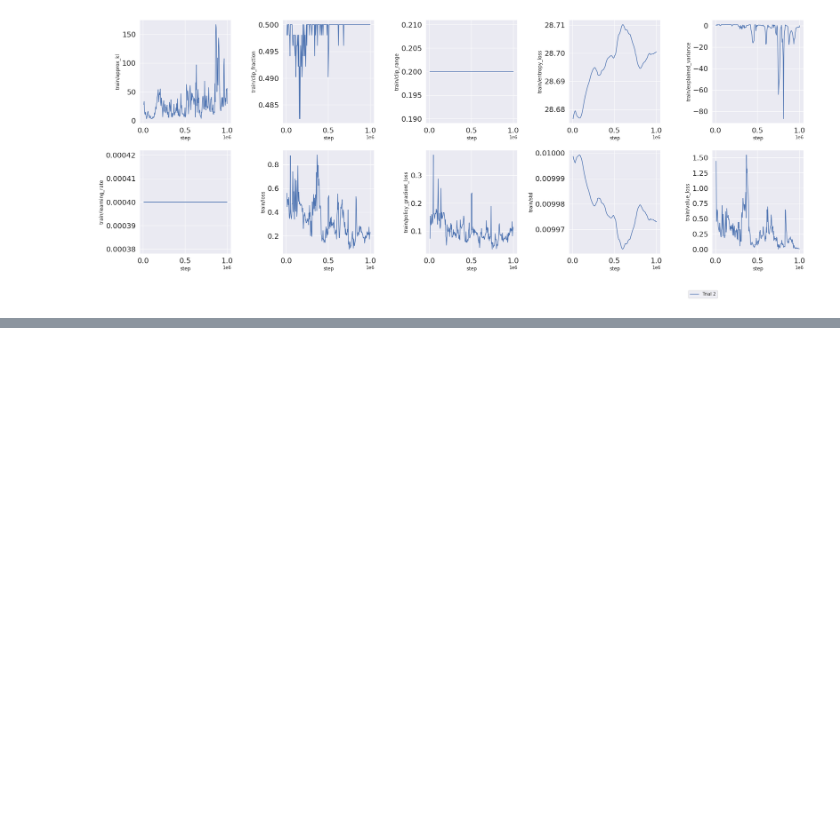
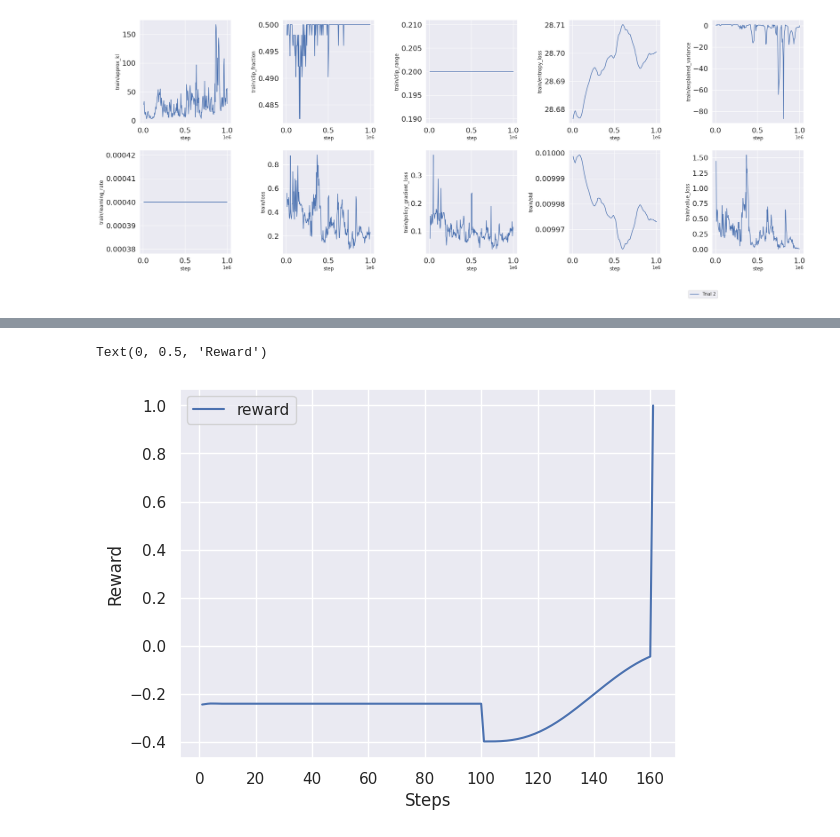
Before and after one commit to iCub-utfsm/rl-icub-manipulation, a Jupyter notebook: rl_icub_dexterous_manipulation/examples/plot_results.ipynb, the cells around one changed output, grey strips where cells are left out. Saved outputs shown, nothing was run; the diff lists cells and outputs as text; code cells hidden in the pictures; blank space fills up the shorter version.

```diff
--- a/rl_icub_dexterous_manipulation/examples/plot_results.ipynb
+++ b/rl_icub_dexterous_manipulation/examples/plot_results.ipynb
@@ -155,0 +147,16 @@ fig.savefig(pdf_path + "net_training.pdf", bbox_inches='tight', dpi=300, transpa
+# %%
+import os
+import numpy as np
+import pandas as pd
+import seaborn as sns
+import matplotlib.pyplot as plt
+
+#set seaborn plotting aesthetics as default
+sns.set_theme()
+
+plt.rcParams['text.usetex'] = False
+# %%
+log_results = './log_results/1/cart_solv/ep_logs'
+json_path = '/df_2024-12-10_15-26-29.json'
+df = pd.read_json(log_results + json_path)
+df.head()
@@ -155,0 +170,10 @@ fig.savefig(pdf_path + "net_training.pdf", bbox_inches='tight', dpi=300, transpa
+# %%
+# Fix: convierte array(list()) a array(array())
+df['cartesian'] = df['cartesian'].apply(np.array)
+# %%
+df['deltatime'] = df['timestep'].diff().fillna(df['timestep'])
+df['deltacart'] = df['cartesian'].diff().fillna(df['cartesian'])
+df['eef_vel'] = df['deltacart'].apply(lambda x: x[:3])/df['deltatime']
+df['eef_vmag'] = df['eef_vel'].apply(np.linalg.norm)
+
+df[['timestep', 'deltatime', 'eef_vel','eef_vmag']]
@@ -155,0 +194,9 @@ fig.savefig(pdf_path + "net_training.pdf", bbox_inches='tight', dpi=300, transpa
+# %%
+# Plot episode rewards
+df.plot(x='Steps', y='reward')
+plt.xlabel('Steps')
+plt.ylabel('Reward')
+# plt.savefig(FLAGS.eval_dir + "/ep_rew_{}.pdf".format(now.strftime("%Y-%m-%d_%H-%M-%S")))
+# %% [output]
+Text(0, 0.5, 'Reward')
+[figure, added]
```
Also changed, not shown: parts of 8 cells of this notebook.
